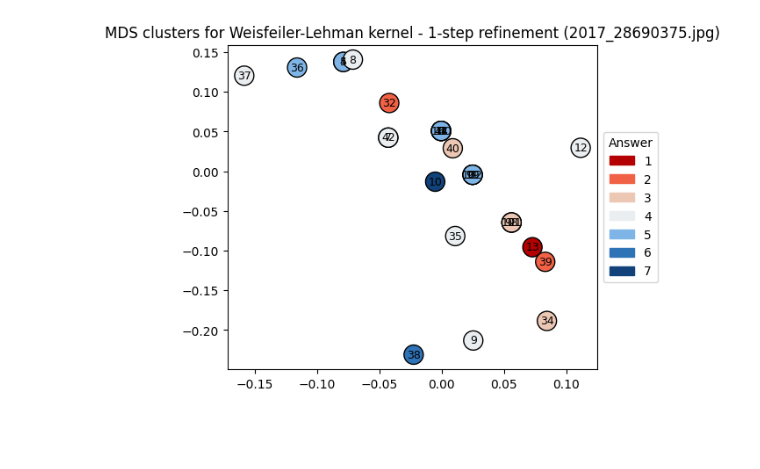
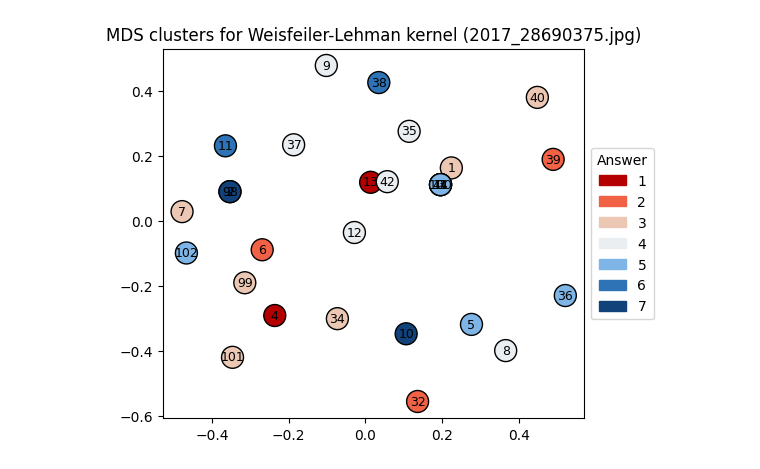
Before and after one commit to simontitk/thesis, a Jupyter notebook: src/11_wl_clustering.ipynb, the cells around one changed output. Saved outputs shown, nothing was run; the diff lists cells and outputs as text; code cells hidden in the pictures; blank space fills up the shorter version.

Commit message:
add all results for wl kernel

```diff
--- a/src/11_wl_clustering.ipynb
+++ b/src/11_wl_clustering.ipynb
@@ -33,7 +36,7 @@ PLOT = {
     "clustering": False,
     "matrices": False,
     "graphs": False,
-    "kernel": False,
+    "kernel": True,
     "tsne": False,
     "mds": True,
     "loocv": True,
@@ -56,7 +59,6 @@ for img in imgs:
     answers = dl.get_image_ratings(img)
     if PLOT["scanpaths"]:
         PlotUtils.wrap_dict_plot(trials, n_wrap=3, plotting_function=PlotUtils.trace_plot, title="Subject", image=img_file)
-
 
 
     MIN_CLUSTERS = 2
@@ -79,67 +81,70 @@ for img in imgs:
         PlotUtils.wrap_dict_plot(matrices, n_wrap=3, plotting_function=PlotUtils.heatmap, title="Subject")
 
 
-
     # GRAPHS
     graphs = {subject: GraphUtils.transition_matrix_to_graph(matrix) for (subject, matrix) in matrices.items()}
     if PLOT["graphs"]:
         PlotUtils.wrap_dict_plot(graphs, n_wrap=3, plotting_function=PlotUtils.draw, title="Subject")
 
 
+    # PRECOMPUTED KERNEL MATRIX
+    subjects_order = list(matrices.keys())
+    K_matrix = np.zeros(shape=(len(matrices), len(matrices)))
+    for i, (subject1, G1) in enumerate(graphs.items()):
+        for j, (subject2, G2) in enumerate(graphs.items()):
 
-    # PRECOMPUTED KERNEL MATRIX
-    for refining_step in range(1, 2):
-        subjects_order = list(matrices.keys())
-        K_matrix = np.zeros(shape=(len(matrices), len(matrices)))
-        for i, (subject1, G1) in enumerate(graphs.items()):
-            for j, (subject2, G2) in enumerate(graphs.items()):
-                if (nx.is_strongly_connected(G1) and nx.is_strongly_connected(G2)):
-                    print(f"sima diameter 1: {nx.diameter(G1)}")
-                    print(f"sima diameter 2: {nx.diameter(G2)}")
-                    print(f"weak diameter 1: {nx.diameter(G1.to_undirected())}")
-                    print(f"weak diameter 2: {nx.diameter(G2.to_undirected())}")
-                    print("\n")
-                else:
-                    print("not stronly connected")
-                wl = WLKernel(hasher=LabelHasher())
-                steps = 3
-                v1 = wl.get_feature_vector(G1, refinement_steps=refining_step)
-                v2 = wl.get_feature_vector(G2, refinement_steps=refining_step)
-                K_matrix[i][j] = wl.get_kernel_value(v1, v2)
+            G1_undirected = G1.to_undirected()
+            G2_undirected = G2.to_undirected()
+            h = 3
+            try:
+                d1 = nx.diameter(G1)
+                d2 = nx.diameter(G2)
+                h = max(d1, d2)
+            except:
+                largest_scc_1 = max(nx.strongly_connected_components(G1), key=len)
+                d1 = nx.diameter(G1.subgraph(largest_scc_1))
+                largest_scc_2 = max(nx.strongly_connected_components(G2), key=len)
+                d2 = nx.diameter(G2.subgraph(largest_scc_2))
+                h = max(d1, d2)
+            wl = WLKernel(hasher=LabelHasher())
+            v1 = wl.get_feature_vector(G1, refinement_steps=h)
+            v2 = wl.get_feature_vector(G2, refinement_steps=h)
+            K_matrix[i][j] = wl.get_kernel_value(v1, v2)
 
-        if PLOT["kernel"]:
-            PlotUtils.heatmap(K_matrix, title=f"Pairwise similarity matrix for Weisfeiler-Lehman kernel ({img})")
+    if PLOT["kernel"]:
+        PlotUtils.heatmap(K_matrix, title=f"Pairwise similarity matrix for Weisfeiler-Lehman kernel ({img})")
 
 
-        D_matrix = 1 - K_matrix
+    D_matrix = 1 - K_matrix
 
-        mds = MDS(n_components=2, dissimilarity='precomputed', random_state=42)
-        X_2d_mds = mds.fit_transform(D_matrix)
+    mds = MDS(n_components=2, dissimilarity='precomputed', random_state=42)
+    X_2d_mds = mds.fit_transform(D_matrix)
 
-        tsne = TSNE(n_components=2, perplexity=20, metric='precomputed', init="random", random_state=42)
-        X_2d_tsne = tsne.fit_transform(D_matrix)
+    tsne = TSNE(n_components=2, perplexity=20, metric='precomputed', init="random", random_state=42)
+    X_2d_tsne = tsne.fit_transform(D_matrix)
 
-        labels = np.array(list(answers.values()))
+    labels = np.array(list(answers.values()))
 
-        if PLOT["tsne"]:
-            PlotUtils.dimensionality_reduction_plot(X_2d_tsne, title=f"t-SNE clusters for Weisfeiler-Lehman kernel - {refining_step}-step refinement ({img})", annotate=True, labels=answers)
+    if PLOT["tsne"]:
+        PlotUtils.dimensionality_reduction_plot(X_2d_tsne, title=f"t-SNE clusters for Weisfeiler-Lehman kernel ({img})", annotate=True, labels=answers)
 
-        if PLOT["mds"]:
-            PlotUtils.dimensionality_reduction_plot(X_2d_mds, title=f"MDS clusters for Weisfeiler-Lehman kernel - {refining_step}-step refinement ({img})", annotate=True, labels=answers)
+    if PLOT["mds"]:
+        PlotUtils.dimensionality_reduction_plot(X_2d_mds, title=f"MDS clusters for Weisfeiler-Lehman kernel ({img})", annotate=True, labels=answers)
 
 
-        # LEAVE ONE OUT CROSS VALIDATION
-        results = GraphUtils.loocv(K_matrix, answers)
-        if PLOT["loocv"]:
-            PlotUtils.loocv_plot(results, f"Kernel ridge regression results ({img})")
+    # LEAVE ONE OUT CROSS VALIDATION
+    results = GraphUtils.loocv(K_matrix, answers)
+    if PLOT["loocv"]:
+        PlotUtils.loocv_plot(results, f"Kernel ridge regression results ({img})")
 
-        K_entropy = GraphUtils.kernel_entropy(K_matrix)
-        K_entropies[img] = K_entropy
+    K_entropy = GraphUtils.kernel_entropy(K_matrix)
+    K_entropies[img] = K_entropy
 
-fig, ax = plt.subplots(1, 1)
-fig.suptitle(f"Normalized entropy of pairwise kernel similarity matrices")
-ax.bar(x=[str(key) for key in K_entropies.keys()], height=K_entropies.values())
-ax.set(xlabel="Image [-]", ylabel="Normalized entropy [-]")
-ax.set_xticks(range(len(imgs)))
-ax.set_xticklabels([str(key)[0:-4] for key in K_entropies.keys()], rotation=70, ha='right')
+if PLOT["entropy"]:
+    fig, ax = plt.subplots(1, 1)
+    fig.suptitle(f"Normalized entropy of pairwise kernel similarity matrices")
+    ax.bar(x=[str(key) for key in K_entropies.keys()], height=K_entropies.values())
+    ax.set(xlabel="Image [-]", ylabel="Normalized entropy [-]")
+    ax.set_xticks(range(len(imgs)))
+    ax.set_xticklabels([str(key)[0:-4] for key in K_entropies.keys()], rotation=70, ha='right')
 # %% [output]
@@ -167 +152 @@ weak diameter 2: 2
-[figure, old version]
+[figure, new version]
```
Also changed, not shown: parts of 2 cells of this notebook, 30 other files.
